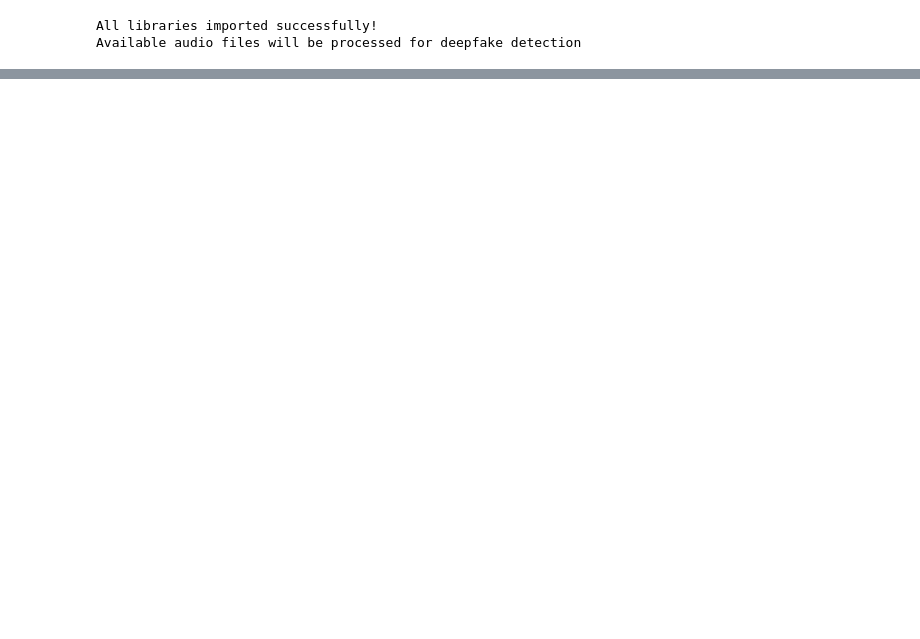
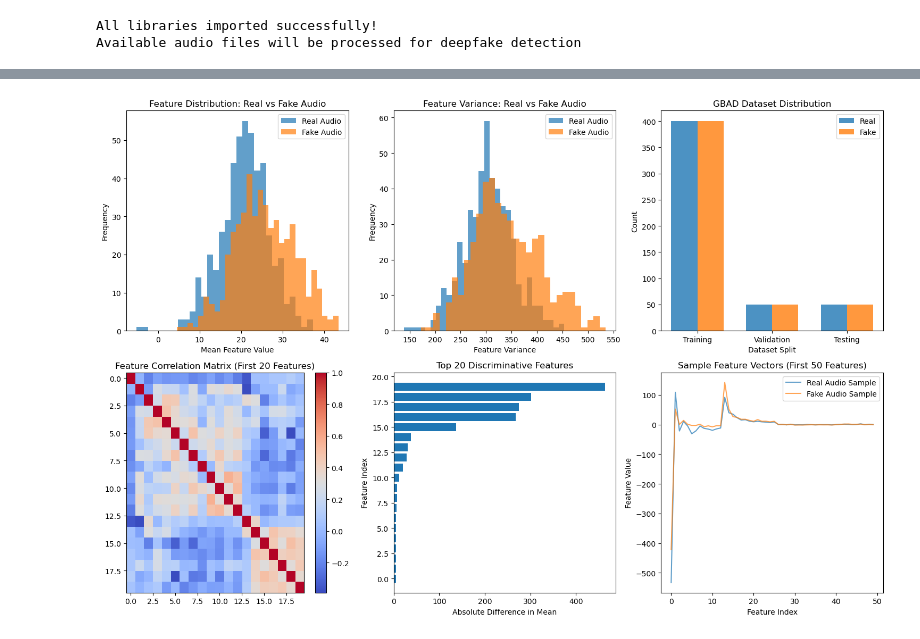
Before and after one commit to JanRei233/Echo-Reveal, a Jupyter notebook: echo_reveal.ipynb, the cells around one changed output, grey strips where cells are left out. Saved outputs shown, nothing was run; the diff lists cells and outputs as text; code cells hidden in the pictures; blank space fills up the shorter version.

```diff
--- a/echo_reveal.ipynb
+++ b/echo_reveal.ipynb
@@ -633,20 +31,0 @@ Average importance score: 0.0000
-# %%
-# Cell 12: Prediction Function and Testing (REVISED)
-# Test the prediction function with test data
-print("Testing prediction function with test data...")
-
-# Create test samples from actual test set
-test_samples = X_test_scaled[:5]  # First 5 test samples
-actual_labels = y_test[:5]
-
-for i, sample in enumerate(test_samples):
-    prediction, confidence = predict_audio_deepfake(best_svm, scaler, sample)
-    actual = "FAKE" if actual_labels[i] == 1 else "REAL"
-    predicted = "FAKE" if prediction == 1 else "REAL"
-
-    print(f"Sample {i+1}:")
-    print(f"  Actual: {actual}")
-    print(f"  Predicted: {predicted}")
-    print(f"  Confidence: {confidence:.4f}")
-    print(f"  Correct: {'Yes' if prediction == actual_labels[i] else 'No'}")
-    print()
@@ -1218,0 +354,80 @@ print("The system is ready for deployment and real-world usage.")
+# %%
+# Cell 6: Data Visualization and Analysis
+# Combine all data for visualization
+X_all = np.vstack([X_train, X_val, X_test])
+y_all = np.hstack([y_train, y_val, y_test])
+
+# Create visualizations
+plt.figure(figsize=(15, 10))
+
+# Plot 1: Feature distribution
+plt.subplot(2, 3, 1)
+plt.hist(X_all[y_all == 0].mean(axis=1), alpha=0.7, label='Real Audio', bins=30)
+plt.hist(X_all[y_all == 1].mean(axis=1), alpha=0.7, label='Fake Audio', bins=30)
+plt.xlabel('Mean Feature Value')
+plt.ylabel('Frequency')
+plt.title('Feature Distribution: Real vs Fake Audio')
+plt.legend()
+
+# Plot 2: Feature variance
+plt.subplot(2, 3, 2)
+plt.hist(X_all[y_all == 0].std(axis=1), alpha=0.7, label='Real Audio', bins=30)
+plt.hist(X_all[y_all == 1].std(axis=1), alpha=0.7, label='Fake Audio', bins=30)
+plt.xlabel('Feature Variance')
+plt.ylabel('Frequency')
+plt.title('Feature Variance: Real vs Fake Audio')
+plt.legend()
+
+# Plot 3: Dataset split distribution
+plt.subplot(2, 3, 3)
+splits = ['Training', 'Validation', 'Testing']
+real_counts = [np.sum(y_train == 0), np.sum(y_val == 0), np.sum(y_test == 0)]
+fake_counts = [np.sum(y_train == 1), np.sum(y_val == 1), np.sum(y_test == 1)]
+
+x = np.arange(len(splits))
+width = 0.35
+
+plt.bar(x - width/2, real_counts, width, label='Real', alpha=0.8)
+plt.bar(x + width/2, fake_counts, width, label='Fake', alpha=0.8)
+plt.xlabel('Dataset Split')
+plt.ylabel('Count')
+plt.title('GBAD Dataset Distribution')
+plt.xticks(x, splits)
+plt.legend()
+
+# Plot 4: Feature correlation heatmap (first 20 features)
+plt.subplot(2, 3, 4)
+if X_all.shape[1] > 0:
+    feature_subset = X_all[:, :min(20, X_all.shape[1])]
+    corr_matrix = np.corrcoef(feature_subset.T)
+    plt.imshow(corr_matrix, cmap='coolwarm', aspect='auto')
+    plt.colorbar()
+    plt.title('Feature Correlation Matrix (First 20 Features)')
+
+# Plot 5: Feature importance visualization
+plt.subplot(2, 3, 5)
+if len(X_all) > 0:
+    feature_means_real = X_all[y_all == 0].mean(axis=0)
+    feature_means_fake = X_all[y_all == 1].mean(axis=0)
+    feature_diff = np.abs(feature_means_real - feature_means_fake)
+    top_features = np.argsort(feature_diff)[-20:]
+    plt.barh(range(20), feature_diff[top_features])
+    plt.xlabel('Absolute Difference in Mean')
+    plt.ylabel('Feature Index')
+    plt.title('Top 20 Discriminative Features')
+
+# Plot 6: Sample feature vectors
+plt.subplot(2, 3, 6)
+if len(X_all) > 0:
+    sample_features = min(50, X_all.shape[1])
+    plt.plot(X_all[y_all == 0][0][:sample_features], label='Real Audio Sample', alpha=0.7)
+    plt.plot(X_all[y_all == 1][0][:sample_features], label='Fake Audio Sample', alpha=0.7)
+    plt.xlabel('Feature Index')
+    plt.ylabel('Feature Value')
+    plt.title(f'Sample Feature Vectors (First {sample_features} Features)')
+    plt.legend()
+
+plt.tight_layout()
+plt.show()
+# %% [output]
+[figure, added]
```
Also changed, not shown: parts of 35 cells of this notebook.
